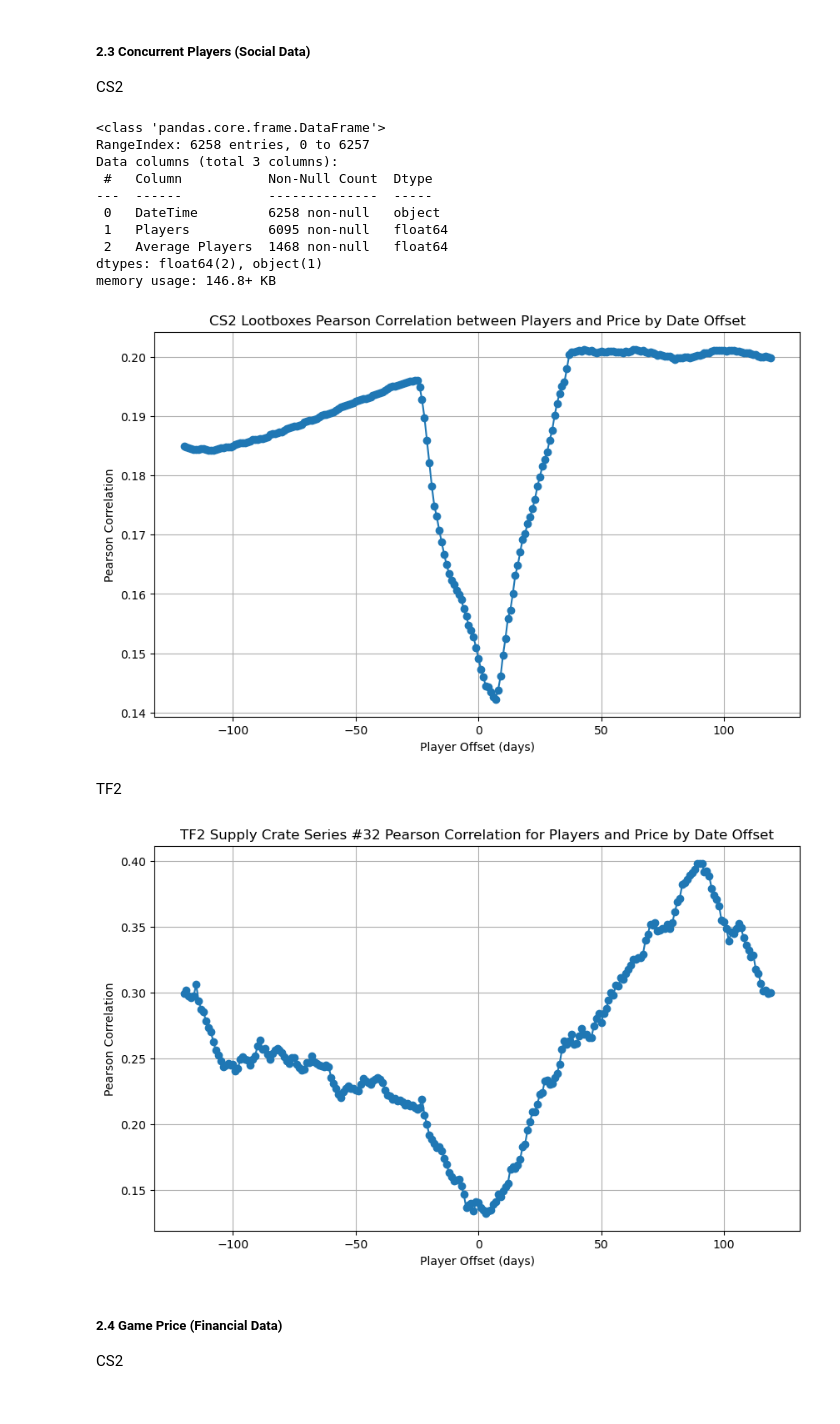
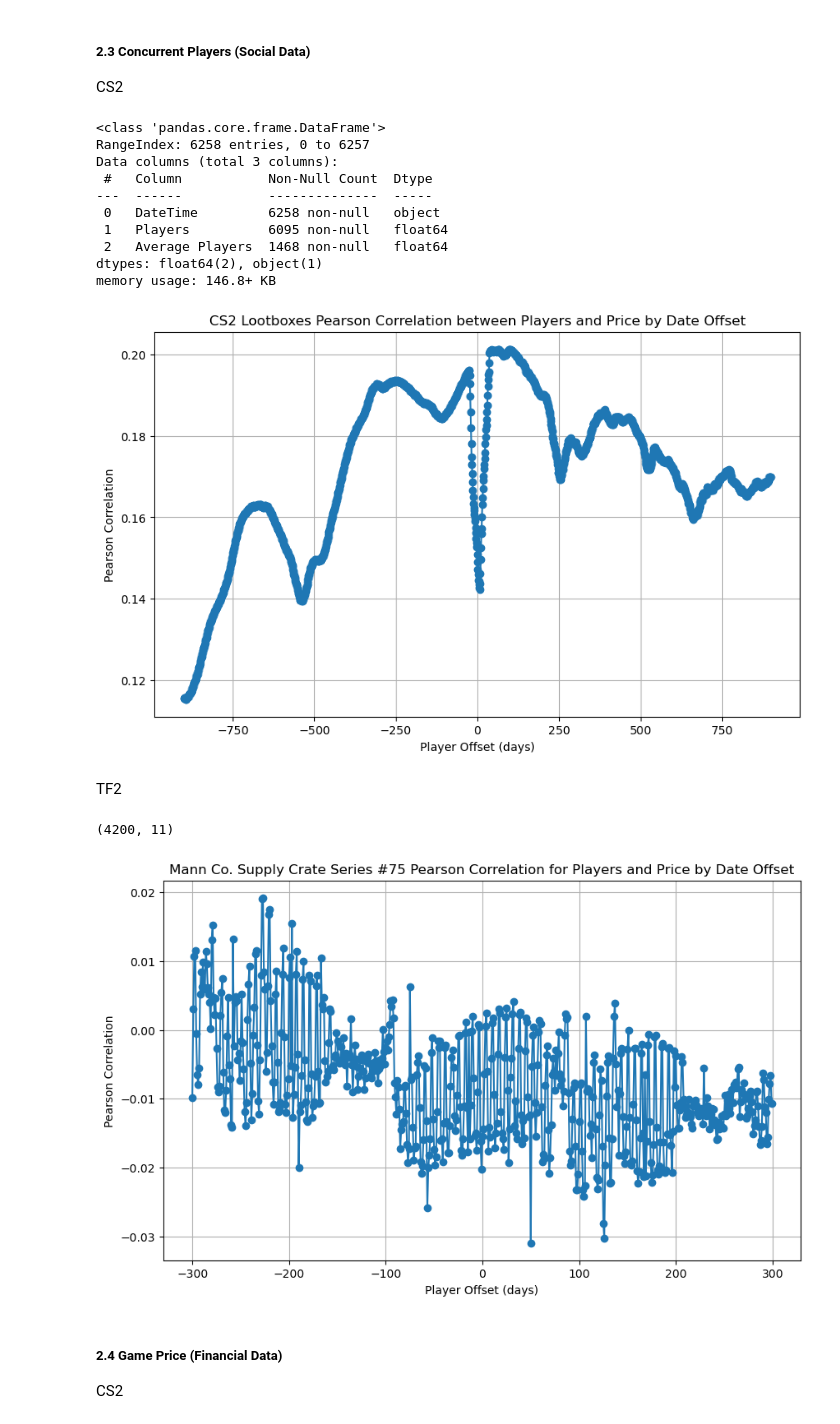
Before and after one commit to aalichao/CMPE255, a Jupyter notebook: Project.ipynb, the cells around one changed output. Cells and saved outputs as stored; diff of their text form; code cells hidden in the pictures.

```diff
--- a/Project.ipynb
+++ b/Project.ipynb
@@ -391,11 +1042,16 @@ tf.to_json('./TF2Prices/CombinedTF2Prices_MultiParents_Dates_Lifetime.json', ori
 
 CS2
 # %%
-from scipy.stats import pearsonr
+cs = pd.read_csv('./CS2Prices/CombinedCS2Prices_Dates_Lifetime.csv')
 
 cs_players = pd.read_csv('./PlayerCount/cs2playercount.csv')
 
 cs_players.info()
+
+
+# Ensure DateTime columns are properly formatted
+cs_players['DateTime'] = pd.to_datetime(cs_players['DateTime'], errors='coerce')
+cs['DateTime'] = pd.to_datetime(cs['DateTime'], errors='coerce')
 
 # Filter the tf dataset for a specific item
 # item_name = 'Fracture Case'
@@ -454,7 +1110,7 @@ cs_filtered = cs[cs['Item Name'].isin(cases)]
 
 correlations = []
 
-for offset in range(-120, 120):
+for offset in range(-900, 900):
     cs_players_offset = cs_players.copy()
 
     cs_players_offset['DateTime'] = pd.to_datetime(cs_players['DateTime']) + pd.Timedelta(days=offset)
@@ -506,7 +1162,7 @@ Data columns (total 3 columns):
  2   Average Players  1468 non-null   float64
 dtypes: float64(2), object(1)
 memory usage: 146.8+ KB
-[figure, old version]
+[figure, new version]
 # %% [markdown]
 TF2
 # %%
@@ -517,8 +1173,10 @@ tf_players = pd.read_csv('./PlayerCount/tf2playercount.csv')
 tf = pd.read_json('./TF2Prices/CombinedTF2Prices_MultiParents_Dates_Lifetime.json', orient='records', lines=True)
 
 # Filter the tf dataset for a specific item
-item_name = "Mann Co. Supply Crate Series #32"
+item_name = "Mann Co. Supply Crate Series #75"
 tf_filtered = tf[tf['Item Name'] == item_name]
+
+print(tf_filtered.shape)
 
 # print(tf_filtered)
 
@@ -528,7 +1186,7 @@ tf_filtered = tf[tf['Item Name'] == item_name]
 
 correlations = []
 
-for offset in range(-120, 120):
+for offset in range(-300, 300):
     tf_players_offset = tf_players.copy()
 
     tf_players_offset['DateTime'] = pd.to_datetime(tf_players['DateTime']) + pd.Timedelta(days=offset)
@@ -542,35 +1200,36 @@ for offset in range(-120, 120):
                             on='DateTime', tolerance=pd.Timedelta('1D'), direction='nearest')
 
     # # Replace NaN values in 'Players' with 0
     # merged_df['Players'].fillna(0, inplace=True)
 
     # # Interpolate to fill missing values in 'Players' and 'Price'
     # merged_df['Price'] = merged_df['Price'].interpolate(method='linear')
 
     # Drop rows with NaN values specifically in 'Players' or other columns to be correlated
     merged_df.dropna(subset=['Players', 'Price'], inplace=True)
 
     # Check if there are enough data points
     if merged_df.shape[0] < 2:
         print(f"Offset: {offset}, Not enough data points for correlation.")
         continue  # Skip to the next iteration if not enough data
 
     corr_players_price, _ = pearsonr(merged_df['Players'], merged_df['Price'])
 
     correlations.append((offset, corr_players_price))
 
 correlations_df = pd.DataFrame(correlations, columns=['Offset', 'Correlation'])
 
 # Plot the correlation results
 plt.figure(figsize=(10, 6))
 plt.plot(correlations_df['Offset'], correlations_df['Correlation'], marker='o', linestyle='-')
 plt.xlabel('Player Offset (days)')
 plt.ylabel('Pearson Correlation')
-plt.title('TF2 Supply Crate Series #32 Pearson Correlation for Players and Price by Date Offset')
+plt.title('Mann Co. Supply Crate Series #75 Pearson Correlation for Players and Price by Date Offset')
 plt.grid(True)
 plt.show()
 # %% [output]
+(4200, 11)
-[figure, old version]
+[figure, new version]
 # %% [markdown]
 ##### 2.4 Game Price (Financial Data)
 
```
Also changed, not shown: parts of 15 cells of this notebook.
